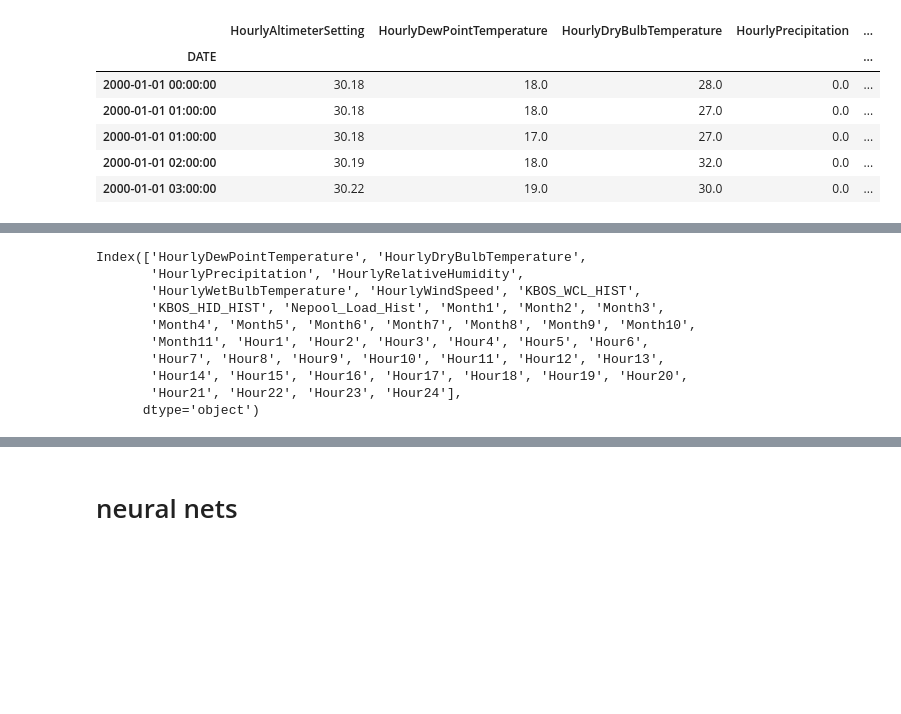
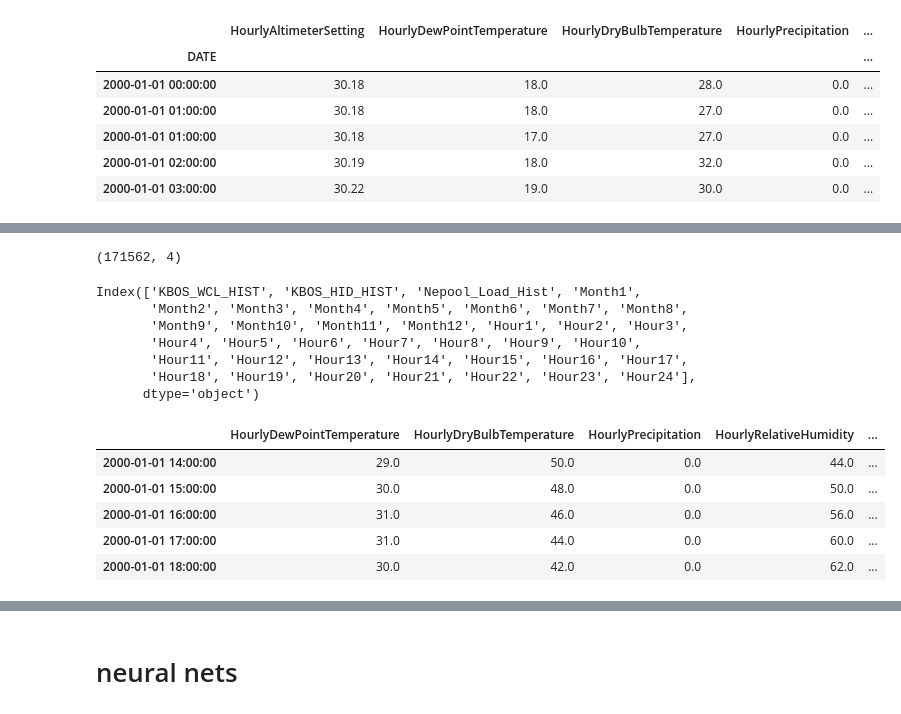
Before and after one commit to takao8/MLTSAProject, a Jupyter notebook: RNN_network_code.ipynb, the cells around one changed output, grey strips where cells are left out. Cells and saved outputs as stored; diff of their text form; code cells hidden in the pictures; blank space fills up the shorter version.

```diff
--- a/RNN_network_code.ipynb
+++ b/RNN_network_code.ipynb
@@ -81,21 +65,25 @@ mydata = mydata[['Date', 'KBOS_WCL_HIST', 'KBOS_HID_HIST', 'Nepool_Load_Hist']]
 # %%
 # rounding everything to the nearest hour, since some values are a little off
-mydata['Date'] = pd.to_datetime(mydata['Date']).dt.round('H')
+df_load['Date'] = pd.to_datetime(df_load['Date']).dt.round('H')
+# %%
+df_load.shape
+# %% [output]
+(171562, 4)
 # %%
 # Creating dummy variables for month
-a = [mydata['Date'][i].month for i in range(0, len(mydata))]
+a = [df_load['Date'][i].month for i in range(0, len(df_load))]
 a = pd.get_dummies(a)
 months = a.columns.values
-for i in range(0, 11):
-    mydata['Month%s' % (i+1)] = a.iloc[:, i]
+for i in range(0, 12):
+    df_load['Month%s' % (i+1)] = a.iloc[:, i]
 
 # Creating dummy variables for hour
-a = [mydata['Date'][i].hour for i in range(0, len(mydata))]
+a = [df_load['Date'][i].hour for i in range(0, len(df_load))]
 a = pd.get_dummies(a)
 hours = a.columns.values
 for i in range(0, 24):
-    mydata['Hour%s' % (i+1)] = a.iloc[:, i]
+    df_load['Hour%s' % (i+1)] = a.iloc[:, i]
 # %%
-mydata.set_index("Date", inplace=True)
+df_load.set_index("Date", inplace=True)
 # %%
-mydata = pd.merge(weather_noaa, mydata, left_index=True, right_index=True)
+df_merged = pd.merge(df_weather, df_load, left_index=True, right_index=True)
@@ -104,13 +90,10 @@ mydata = mydata.dropna()
 # %%
-mydata.columns
+df_load.columns
 # %% [output]
-Index(['HourlyDewPointTemperature', 'HourlyDryBulbTemperature',
-       'HourlyPrecipitation', 'HourlyRelativeHumidity',
-       'HourlyWetBulbTemperature', 'HourlyWindSpeed', 'KBOS_WCL_HIST',
-       'KBOS_HID_HIST', 'Nepool_Load_Hist', 'Month1', 'Month2', 'Month3',
-       'Month4', 'Month5', 'Month6', 'Month7', 'Month8', 'Month9', 'Month10',
-       'Month11', 'Hour1', 'Hour2', 'Hour3', 'Hour4', 'Hour5', 'Hour6',
-       'Hour7', 'Hour8', 'Hour9', 'Hour10', 'Hour11', 'Hour12', 'Hour13',
-       'Hour14', 'Hour15', 'Hour16', 'Hour17', 'Hour18', 'Hour19', 'Hour20',
-       'Hour21', 'Hour22', 'Hour23', 'Hour24'],
+Index(['KBOS_WCL_HIST', 'KBOS_HID_HIST', 'Nepool_Load_Hist', 'Month1',
+       'Month2', 'Month3', 'Month4', 'Month5', 'Month6', 'Month7', 'Month8',
+       'Month9', 'Month10', 'Month11', 'Month12', 'Hour1', 'Hour2', 'Hour3',
+       'Hour4', 'Hour5', 'Hour6', 'Hour7', 'Hour8', 'Hour9', 'Hour10',
+       'Hour11', 'Hour12', 'Hour13', 'Hour14', 'Hour15', 'Hour16', 'Hour17',
+       'Hour18', 'Hour19', 'Hour20', 'Hour21', 'Hour22', 'Hour23', 'Hour24'],
       dtype='object')
@@ -126,0 +102,9 @@ mydata[['HourlyDewPointTemperature', 'HourlyDryBulbTemperature',
+# %%
+df_merged.head()
+# %% [output]
+|  | HourlyDewPointTemperature | HourlyDryBulbTemperature | HourlyPrecipitation | HourlyRelativeHumidity | ... |
+| 2000-01-01 14:00:00 | 29.0 | 50.0 | 0.0 | 44.0 | ... |
+| 2000-01-01 15:00:00 | 30.0 | 48.0 | 0.0 | 50.0 | ... |
+| 2000-01-01 16:00:00 | 31.0 | 46.0 | 0.0 | 56.0 | ... |
+| 2000-01-01 17:00:00 | 31.0 | 44.0 | 0.0 | 60.0 | ... |
+| 2000-01-01 18:00:00 | 30.0 | 42.0 | 0.0 | 62.0 | ... |
```
Also changed, not shown: parts of 31 cells of this notebook.
